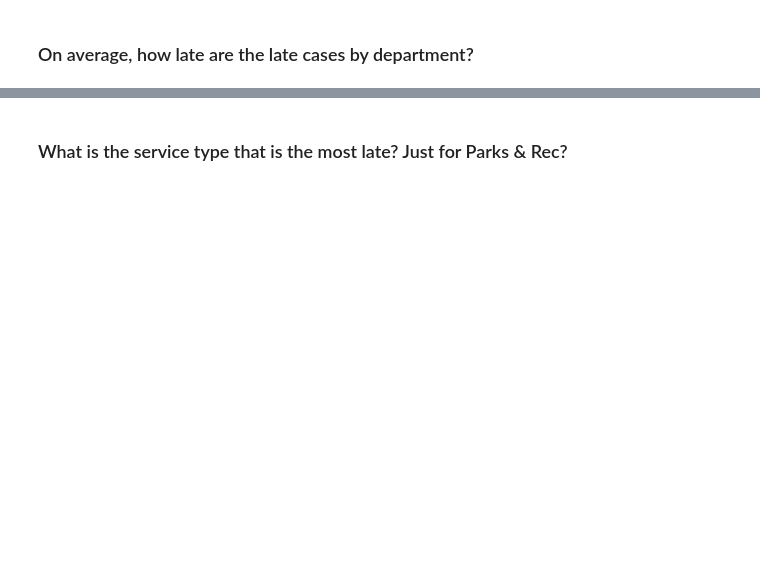
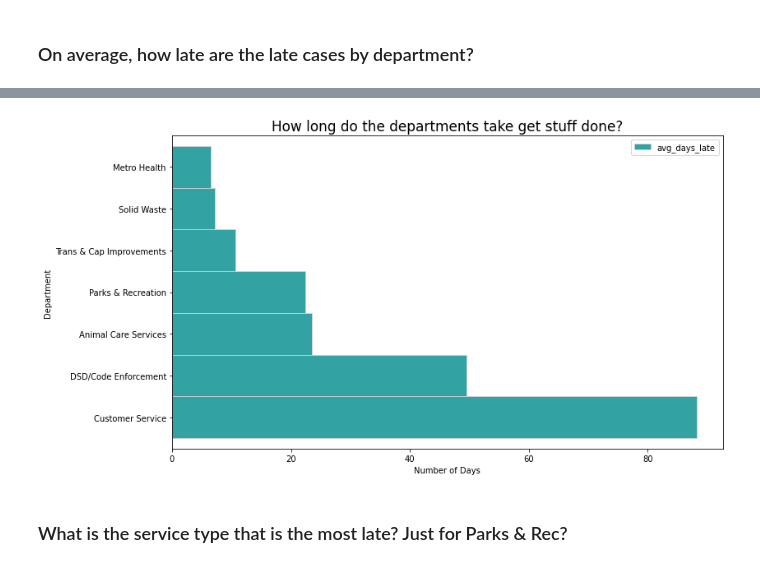
Before and after one commit to lupeluna/spark-exercises, a Jupyter notebook: explore.ipynb, the cells around one changed output, grey strips where cells are left out. Drawn from its saved outputs; the diff is of its cells as text; code cells hidden in the pictures; blank space fills up the shorter version.

```diff
--- a/explore.ipynb
+++ b/explore.ipynb
@@ -31,2 +162,17 @@ spark = pyspark.sql.SparkSession.builder.getOrCreate()
+# %%
+(
+    df.filter(col('case_late') == 'true')
+    .groupBy('department').agg(mean('num_days_late').alias('avg_days_late'))
+    .sort(desc('avg_days_late'))
+    .toPandas()
+    .set_index('department')
+    .plot.barh(width = 1, ec = 'lightgrey', alpha = .8, color = 'darkcyan', figsize = (12,7))
+)
+plt.title("How long do the departments take get stuff done?", fontsize = 17)
+plt.xlabel("Number of Days")
+plt.ylabel("Department")
+plt.show()
+# %% [output]
+[figure, added]
 # %% [markdown]
 ### What is the service type that is the most late? Just for Parks & Rec?
```
Also changed, not shown: parts of 15 cells of this notebook.
